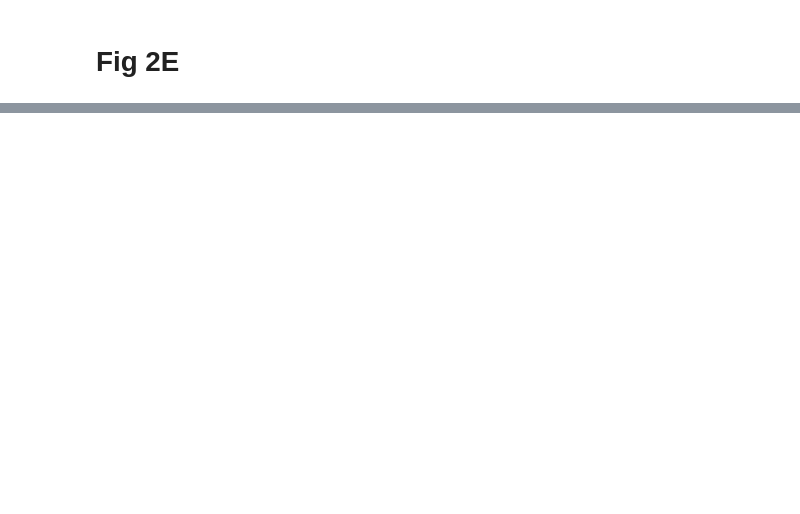
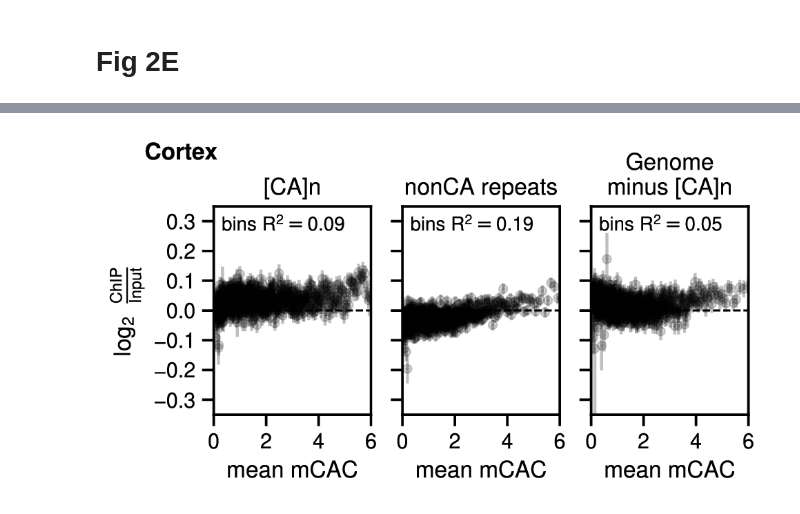
Before and after one commit to kashyapchhatbar/MeCP2_2022_manuscript, a Jupyter notebook: figures/fig2.ipynb, the cells around one changed output, grey strips where cells are left out. Cells and saved outputs as stored; diff of their text form; code cells hidden in the pictures; blank space fills up the shorter version.

```diff
--- a/figures/fig2.ipynb
+++ b/figures/fig2.ipynb
@@ -43,5 +43,5 @@ IFrame("../chipseq/plots/forebrain_ab1.pdf", width=350, height=190)
 # %% [markdown]
 # Fig 2E
 # %%
-IFrame("../chipseq/plots/cortex.pdf", width=350, height=190)
+WImage(filename="../chipseq/plots/cortex.pdf", resolution=200)
 # %% [output]
@@ -48,0 +48 @@ IFrame("../chipseq/plots/cortex.pdf", width=350, height=190)
+[figure, added]
```
Also changed, not shown: parts of 3 cells of this notebook.
